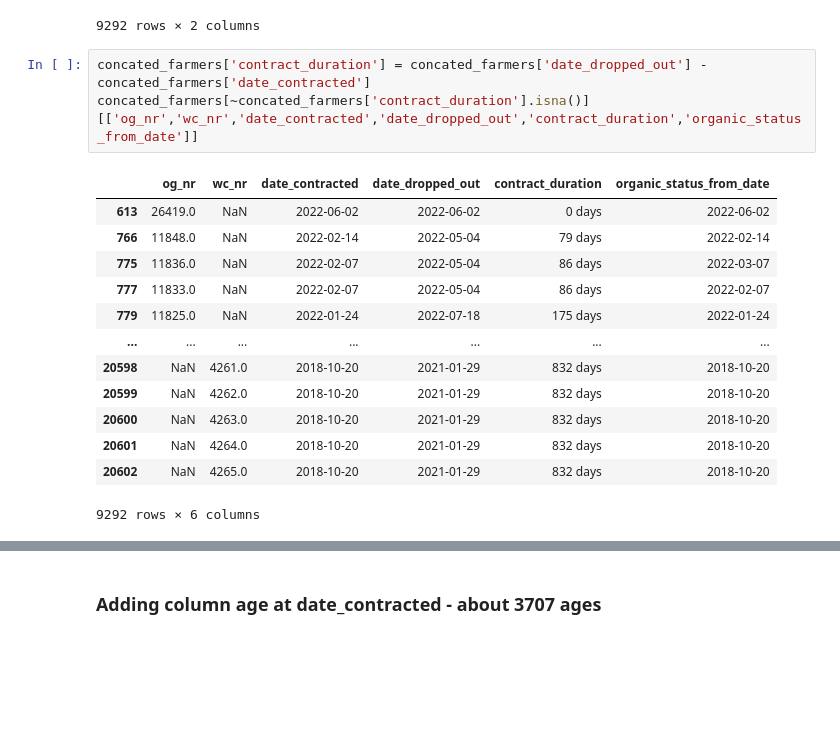
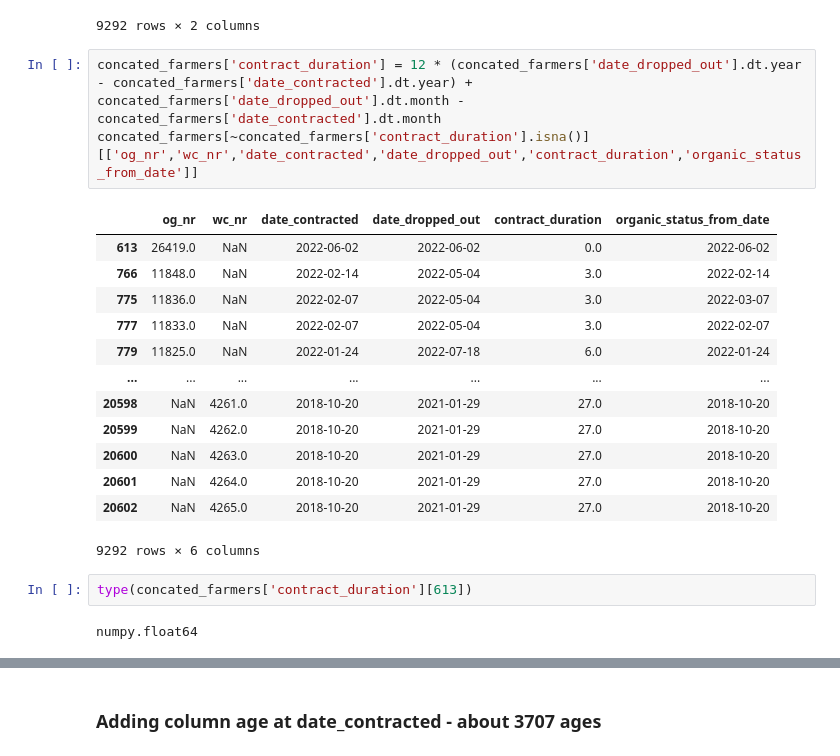
Before and after one commit to Capstone-OrganicAfrica/organic_zimbabwe_eda, a Jupyter notebook: clean_upload_farmers.ipynb, the cells around one changed output, grey strips where cells are left out. Cells and saved outputs as stored; diff of their text form; blank space fills up the shorter version.

```diff
--- a/clean_upload_farmers.ipynb
+++ b/clean_upload_farmers.ipynb
@@ -1355,20 +1379,24 @@ concated_farmers[~concated_farmers['date_contracted'].isna() & ~concated_farmers
 | 20602 | 2018-10-20 | 2021-01-29 |
 9292 rows × 2 columns
 # %%
-concated_farmers['contract_duration'] = concated_farmers['date_dropped_out'] - concated_farmers['date_contracted']
+concated_farmers['contract_duration'] = 12 * (concated_farmers['date_dropped_out'].dt.year - concated_farmers['date_contracted'].dt.year) + concated_farmers['date_dropped_out'].dt.month - concated_farmers['date_contracted'].dt.month
 concated_farmers[~concated_farmers['contract_duration'].isna()][['og_nr','wc_nr','date_contracted','date_dropped_out','contract_duration','organic_status_from_date']]
 # %% [output]
 |  | og_nr | wc_nr | date_contracted | date_dropped_out | contract_duration | organic_status_from_date |
-| 613 | 26419.0 | NaN | 2022-06-02 | 2022-06-02 | 0 days | 2022-06-02 |
-| 766 | 11848.0 | NaN | 2022-02-14 | 2022-05-04 | 79 days | 2022-02-14 |
-| 775 | 11836.0 | NaN | 2022-02-07 | 2022-05-04 | 86 days | 2022-03-07 |
-| 777 | 11833.0 | NaN | 2022-02-07 | 2022-05-04 | 86 days | 2022-02-07 |
-| 779 | 11825.0 | NaN | 2022-01-24 | 2022-07-18 | 175 days | 2022-01-24 |
+| 613 | 26419.0 | NaN | 2022-06-02 | 2022-06-02 | 0.0 | 2022-06-02 |
+| 766 | 11848.0 | NaN | 2022-02-14 | 2022-05-04 | 3.0 | 2022-02-14 |
+| 775 | 11836.0 | NaN | 2022-02-07 | 2022-05-04 | 3.0 | 2022-03-07 |
+| 777 | 11833.0 | NaN | 2022-02-07 | 2022-05-04 | 3.0 | 2022-02-07 |
+| 779 | 11825.0 | NaN | 2022-01-24 | 2022-07-18 | 6.0 | 2022-01-24 |
 | ... | ... | ... | ... | ... | ... | ... |
-| 20598 | NaN | 4261.0 | 2018-10-20 | 2021-01-29 | 832 days | 2018-10-20 |
-| 20599 | NaN | 4262.0 | 2018-10-20 | 2021-01-29 | 832 days | 2018-10-20 |
-| 20600 | NaN | 4263.0 | 2018-10-20 | 2021-01-29 | 832 days | 2018-10-20 |
-| 20601 | NaN | 4264.0 | 2018-10-20 | 2021-01-29 | 832 days | 2018-10-20 |
-| 20602 | NaN | 4265.0 | 2018-10-20 | 2021-01-29 | 832 days | 2018-10-20 |
+| 20598 | NaN | 4261.0 | 2018-10-20 | 2021-01-29 | 27.0 | 2018-10-20 |
+| 20599 | NaN | 4262.0 | 2018-10-20 | 2021-01-29 | 27.0 | 2018-10-20 |
+| 20600 | NaN | 4263.0 | 2018-10-20 | 2021-01-29 | 27.0 | 2018-10-20 |
+| 20601 | NaN | 4264.0 | 2018-10-20 | 2021-01-29 | 27.0 | 2018-10-20 |
+| 20602 | NaN | 4265.0 | 2018-10-20 | 2021-01-29 | 27.0 | 2018-10-20 |
 9292 rows × 6 columns
+# %%
+type(concated_farmers['contract_duration'][613])
+# %% [output]
+numpy.float64
 # %%
```
Also changed, not shown: parts of 16 cells of this notebook, 9 other files.
